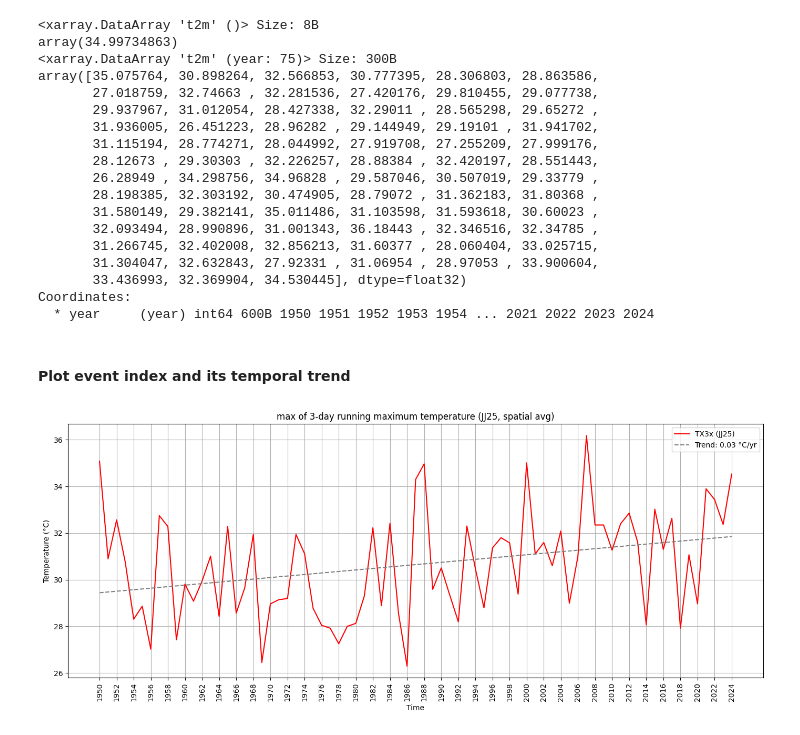
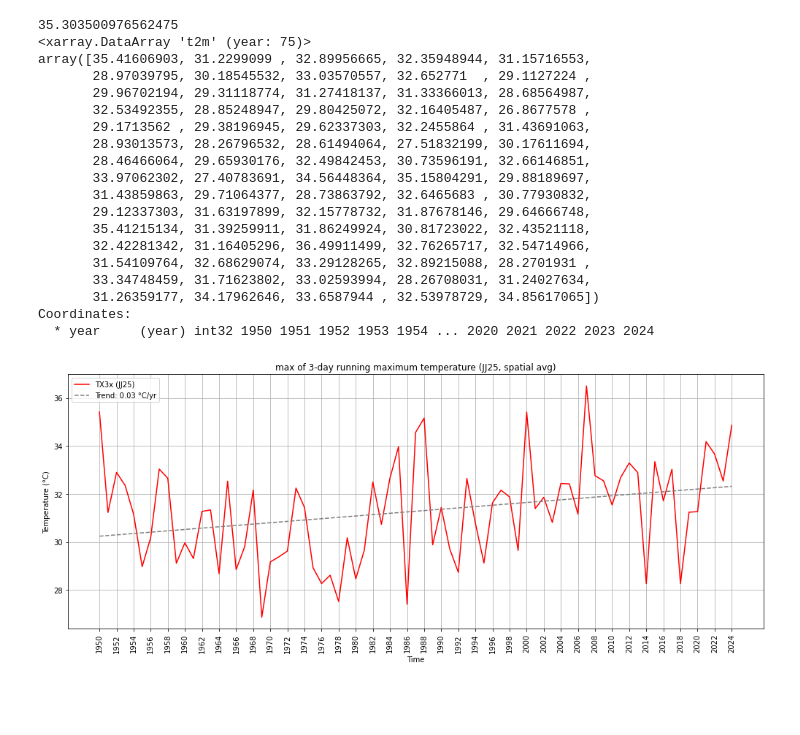
Before and after one commit to fflazarf/Event-attribution, a Jupyter notebook: attribution_method_final.ipynb, the cells around one changed output. Saved outputs shown, nothing was run; the diff lists cells and outputs as text; code cells hidden in the pictures; blank space fills up the shorter version.

```diff
--- a/attribution_method_final.ipynb
+++ b/attribution_method_final.ipynb
@@ -37,53 +38,64 @@ https://doi.org/10.1029/2021EF002271
 # %%
 #### Calculation of event definition #####
 
-ds_temp = xr.open_dataset("indata/tx_srb_19502025.nc") #read input file
-t2m = ds_temp['t2m'].mean(dim=["latitude", "longitude"]).sel(valid_time=slice("1950-01-01", "2024-12-31")) - 273.16 #exclude the observed event! change K to C!
-ravg=3 #no of days for calculating running average
+date_st = "1950-01-01"
+date_en = "2024-12-31"
+mon_st = 6
+mon_en = 7
+event_date_st = "2025-06-01"
+event_date_en = "2025-07-27"
+season = 'JJ25'
+obl = "srb"
+
+ds_temp = xr.open_dataset("indata/tx_rs_19502025.nc") #read input file
+#ds_temp = ds_temp.sel(latitude=ds_temp.latitude < 44.5)
+
+t2m = ds_temp['t2m'].mean(dim=["latitude", "longitude"]).sel(valid_time=slice(date_st, date_en)) - 273.16 #exclude the observed event! change K to C!
+ravg=3 #10 #no of days for calculating running average
 
 #calculate the running mean
 center = True
 t_ravg = t2m.rolling(valid_time=ravg, center=center).mean()
 
-#choose season
-season = 'JJ25'
 #t_ravg_ses = t_ravg.sel(valid_time=t_ravg['valid_time'].dt.season == season) # !Attention! to how dimension 'time' is named in the file; era5land: 'valid_time'
 
 #'''
 #-------------------------------------------------------------------------------------------
 #choose single month or particular period during the year:
 t_ravg_ses = t_ravg.sel(
-    valid_time=((t_ravg['valid_time'].dt.month == 6) & (t_ravg['valid_time'].dt.day >= 1)) |
-               ((t_ravg['valid_time'].dt.month == 7) & (t_ravg['valid_time'].dt.day <= 26))
+    valid_time=((t_ravg['valid_time'].dt.month == mon_st) & (t_ravg['valid_time'].dt.day >= 1)) |
+               # ((t_ravg['valid_time'].dt.month == 7) & (t_ravg['valid_time'].dt.day >= 1)) |
+               ((t_ravg['valid_time'].dt.month == mon_en) & (t_ravg['valid_time'].dt.day <= 31))
 )
 #-------------------------------------------------------------------------------------------
 #'''
 
 #calculating the index value for event of interest, as we haven't select it before
-t_event = ds_temp['t2m'].mean(dim=["latitude", "longitude"]).sel(valid_time=slice("2025-06-01", "2025-07-26")).rolling(valid_time=ravg, center=True).mean().max() - 273.16
-print(t_event)
+t_event = ds_temp['t2m'].mean(dim=["latitude", "longitude"]).sel(valid_time=slice(event_date_st, event_date_en)).rolling(valid_time=ravg, center=True).mean().max() - 273.16
+print(t_event.to_numpy())
 #maximum of t_ravg -> t_ravg per year (for JJA)
 t_ravgX_ses = t_ravg_ses.groupby("valid_time.year").max()
 print(t_ravgX_ses)
 # %% [output]
-<xarray.DataArray 't2m' ()> Size: 8B
-array(34.99734863)
-<xarray.DataArray 't2m' (year: 75)> Size: 300B
-array([35.075764, 30.898264, 32.566853, 30.777395, 28.306803, 28.863586,
-       27.018759, 32.74663 , 32.281536, 27.420176, 29.810455, 29.077738,
-       29.937967, 31.012054, 28.427338, 32.29011 , 28.565298, 29.65272 ,
-       31.936005, 26.451223, 28.96282 , 29.144949, 29.19101 , 31.941702,
-       31.115194, 28.774271, 28.044992, 27.919708, 27.255209, 27.999176,
-       28.12673 , 29.30303 , 32.226257, 28.88384 , 32.420197, 28.551443,
-       26.28949 , 34.298756, 34.96828 , 29.587046, 30.507019, 29.33779 ,
-       28.198385, 32.303192, 30.474905, 28.79072 , 31.362183, 31.80368 ,
-       31.580149, 29.382141, 35.011486, 31.103598, 31.593618, 30.60023 ,
-       32.093494, 28.990896, 31.001343, 36.18443 , 32.346516, 32.34785 ,
-       31.266745, 32.402008, 32.856213, 31.60377 , 28.060404, 33.025715,
-       31.304047, 32.632843, 27.92331 , 31.06954 , 28.97053 , 33.900604,
-       33.436993, 32.369904, 34.530445], dtype=float32)
+35.303500976562475
+<xarray.DataArray 't2m' (year: 75)>
+array([35.41606903, 31.2299099 , 32.89956665, 32.35948944, 31.15716553,
+       28.97039795, 30.18545532, 33.03570557, 32.652771  , 29.1127224 ,
+       29.96702194, 29.31118774, 31.27418137, 31.33366013, 28.68564987,
+       32.53492355, 28.85248947, 29.80425072, 32.16405487, 26.8677578 ,
+       29.1713562 , 29.38196945, 29.62337303, 32.2455864 , 31.43691063,
+       28.93013573, 28.26796532, 28.61494064, 27.51832199, 30.17611694,
+       28.46466064, 29.65930176, 32.49842453, 30.73596191, 32.66146851,
+       33.97062302, 27.40783691, 34.56448364, 35.15804291, 29.88189697,
+       31.43859863, 29.71064377, 28.73863792, 32.6465683 , 30.77930832,
+       29.12337303, 31.63197899, 32.15778732, 31.87678146, 29.64666748,
+       35.41215134, 31.39259911, 31.86249924, 30.81723022, 32.43521118,
+       32.42281342, 31.16405296, 36.49911499, 32.76265717, 32.54714966,
+       31.54109764, 32.68629074, 33.29128265, 32.89215088, 28.2701931 ,
+       33.34748459, 31.71623802, 33.02593994, 28.26708031, 31.24027634,
+       31.26359177, 34.17962646, 33.6587944 , 32.53978729, 34.85617065])
 Coordinates:
-  * year     (year) int64 600B 1950 1951 1952 1953 1954 ... 2021 2022 2023 2024
+  * year     (year) int32 1950 1951 1952 1953 1954 ... 2020 2021 2022 2023 2024
 # %%
 #### Linear regression function
 #fit line y = a * x + b ; a-slope, b-intercept
@@ -97,5 +109,3 @@ years = t_ravgX_ses['year'].squeeze().values # extract years from input file
 temps = t_ravgX_ses.squeeze().values
 
 a, b, tX_pred = linreg(years,temps)
-# %% [markdown]
-#### Plot event index and its temporal trend
@@ -102,15 +114,15 @@ a, b, tX_pred = linreg(years,temps)
 # %%
 plt.figure(figsize=(14, 6))
 plt.plot(years, temps, label=f"TX{ravg}x ({season})", color='r') # change label for different event definition
 plt.plot(years, tX_pred, color='grey', linestyle='--', label=f'Trend: {a:.2f} °C/yr') # change legend, units..
 plt.xlabel("Time")
 plt.ylabel("Temperature (°C)")
 plt.xticks(ticks=years[::2], rotation=90)
 plt.title(f"max of {ravg}-day running maximum temperature ({season}, spatial avg)") # change title
 plt.grid(True)
-plt.legend()
+plt.legend(loc='upper left')
 plt.tight_layout()
-plt.savefig(f"figs/t_ravg{ravg}_{season}_1950-2025.png")
+plt.savefig(f"figs/t_ravg{ravg}_{season}_{date_st[:4]}-{date_en[:4]}_{obl}.png")
 plt.show()
 # %% [output]
-[figure, old version]
+[figure, new version]
```
Also changed, not shown: parts of 36 cells of this notebook.
